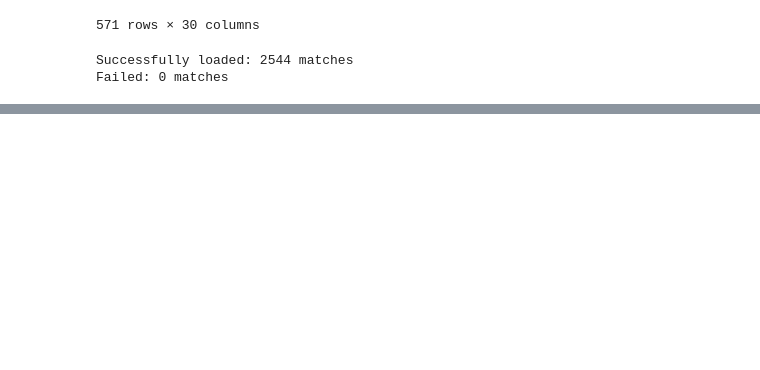
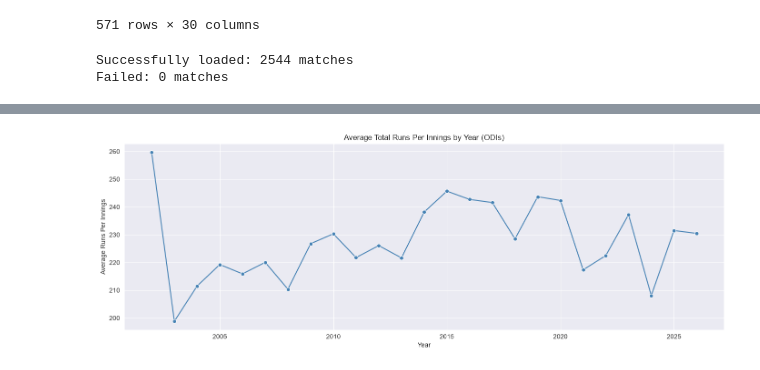
Before and after one commit to Durgeshkadiyapu/CricMetric-AI, a Jupyter notebook: notebooks/01_data_loading.ipynb, the cells around one changed output, grey strips where cells are left out. Cells and saved outputs as stored; diff of their text form; code cells hidden in the pictures; blank space fills up the shorter version.

```diff
--- a/notebooks/01_data_loading.ipynb
+++ b/notebooks/01_data_loading.ipynb
@@ -601,0 +715,42 @@ Failed: 0 matches
+# %%
+# Create total runs for every ball
+master_df["total_runs"] = (
+    master_df["runs_off_bat"].astype(int)
+    + master_df["extras"].astype(int)
+)
+
+# Total runs in each innings
+innings_scores = (
+    master_df
+    .groupby(["match_id", "innings", "year"])["total_runs"]
+    .sum()
+    .reset_index()
+)
+
+# Average innings score by year
+avg_runs_per_innings = (
+    innings_scores
+    .groupby("year")["total_runs"]
+    .mean()
+    .reset_index()
+)
+
+# Plot
+plt.figure(figsize=(14, 5))
+
+sns.lineplot(
+    data=avg_runs_per_innings,
+    x="year",
+    y="total_runs",
+    marker="o",
+    color="steelblue"
+)
+
+plt.title("Average Total Runs Per Innings by Year (ODIs)")
+plt.xlabel("Year")
+plt.ylabel("Average Runs Per Innings")
+
+plt.tight_layout()
+plt.show()
+# %% [output]
+[figure, added]
```
Also changed, not shown: parts of 9 cells of this notebook.
